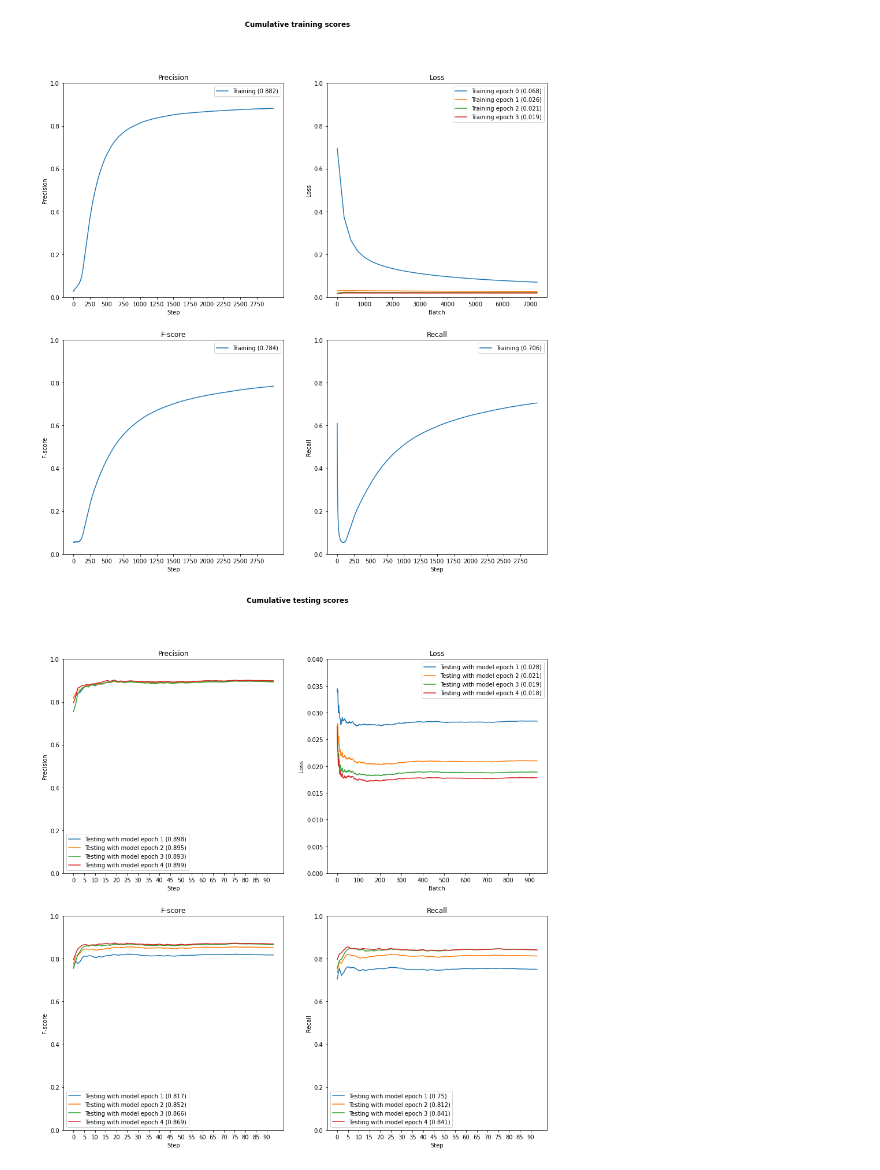
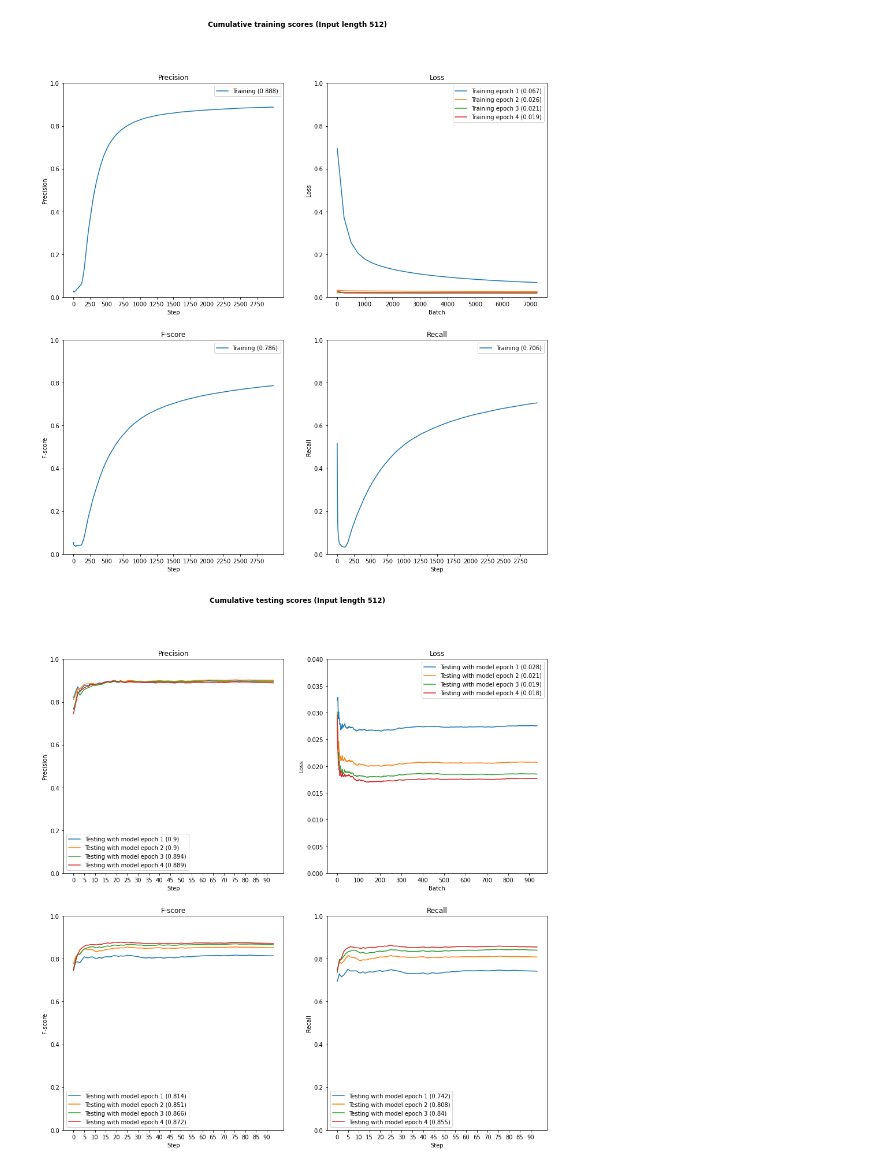
Before and after one commit to apndx/ReutersDocLabeler, a Jupyter notebook: notebooks/display-scores.ipynb, the cells around one changed output. Drawn from its saved outputs; the diff is of its cells as text; code cells hidden in the pictures.

Commit message:
New graphs with input length 512

```diff
--- a/notebooks/display-scores.ipynb
+++ b/notebooks/display-scores.ipynb
@@ -5,11 +5,11 @@ import pandas as pd
 # %%
 # Load the scores files
 scr_files = [
-    'scores/scores_1617483922.csv', # train
-    'scores/scores_1617535515.csv', # test epoch 1 model
-    'scores/scores_1617536434.csv', # test epoch 2 model
-    'scores/scores_1617538112.csv', # test epoch 3 model
-    'scores/scores_1617533286.csv'  # test epoch 4 model
+    'scores/scores_1617582629.csv', # train
+    'scores/scores_1617609836.csv', # test epoch 1 model
+    'scores/scores_1617610536.csv', # test epoch 2 model
+    'scores/scores_1617611841.csv', # test epoch 3 model
+    'scores/scores_1617611901.csv'  # test epoch 4 model
 ]
 scrs = []
 for scr_file in scr_files:
@@ -18,11 +18,11 @@ for scr_file in scr_files:
 # %%
 # Load the losses files
 loss_files = [
-    'scores/batch_losses_1617483923.csv', # train
-    'scores/batch_losses_1617535515.csv', # test epoch 1 model
-    'scores/batch_losses_1617536434.csv', # test epoch 2 model
-    'scores/batch_losses_1617538112.csv', # test epoch 3 model
-    'scores/batch_losses_1617533286.csv'  # test epoch 4 model
+    'scores/batch_losses_1617582630.csv', # train
+    'scores/batch_losses_1617609836.csv', # test epoch 1 model
+    'scores/batch_losses_1617610536.csv', # test epoch 2 model
+    'scores/batch_losses_1617611841.csv', # test epoch 3 model
+    'scores/batch_losses_1617611901.csv'  # test epoch 4 model
 ]
 losses = []
 for loss_file in loss_files:
@@ -64,7 +44,7 @@ b = 0
 plt.rcParams['figure.figsize'] = [15, 15]
 plt.rcParams['savefig.facecolor'] = 'white'
 fig, ((pre_ax, los_ax), (fsc_ax, rec_ax)) = plt.subplots(2, 2)
-fig.suptitle('Cumulative training scores',fontweight = "bold")
+fig.suptitle('Cumulative training scores (Input length 512)',fontweight = "bold")
 pre_ax.title.set_text('Precision')
 pre_ax.set_ylim(0.0, 1.0)
 pre_ax.plot(scrs[0].sum_precision, label = f'Training ({round(scrs[0].sum_precision.iloc[-1], 3)})')
@@ -77,7 +57,7 @@ los_ax.title.set_text('Loss')
 los_ax.set_ylim(0.0, 1.0)
 i = b
 while i < len(losses[0].T):
-    los_ax.plot(losses[0][i][0::250], label = f'Training epoch {i} ({round(losses[0][i].iloc[-1], 3)})')
+    los_ax.plot(losses[0][i][0::250], label = f'Training epoch {i + 1} ({round(losses[0][i].iloc[-1], 3)})')
     i += 1
 los_ax.set_xticks(list(losses[0][0].index)[0::1000])
 los_ax.set_xticklabels(list(losses[0][0].index)[0::1000])
@@ -100,16 +80,16 @@ fsc_ax.set_xticklabels(list(scrs[0].index)[0::250])
 fsc_ax.set_xlabel('Step')
 fsc_ax.set_ylabel('F-score')
 fsc_ax.legend()
-fig.savefig('scores/training-scores')
+fig.savefig('scores/training-scores-512')
 # %% [output]
-[figure, old version]
+[figure, new version]
 # %%
 # Testing SCORES
 s = 1
 plt.rcParams['figure.figsize'] = [15, 15]
 plt.rcParams['savefig.facecolor'] = 'white'
 fig, ((pre_ax, los_ax), (fsc_ax, rec_ax)) = plt.subplots(2, 2)
-fig.suptitle('Cumulative testing scores',fontweight = "bold")
+fig.suptitle('Cumulative testing scores (Input length 512)',fontweight = "bold")
 pre_ax.title.set_text('Precision')
 pre_ax.set_ylim(0.0, 1.0)
 i = s
@@ -128,32 +108,32 @@ while i < len(losses):
     los_ax.plot(losses[i], label = f'Testing with model epoch {i} ({round(float(losses[i].iloc[-1]), 3)})')
     i += 1
 los_ax.set_xticks(list(losses[s].index)[0::100])
 los_ax.set_xticklabels(list(losses[s].index)[0::100])
 los_ax.set_xlabel('Batch')
 los_ax.set_ylabel('Loss')
 los_ax.legend()
 rec_ax.title.set_text('Recall')
 rec_ax.set_ylim(0.0, 1.0)
 i = s
 while i < len(scrs):
     rec_ax.plot(scrs[i].sum_recall, label = f'Testing with model epoch {i} ({round(scrs[i].sum_recall.iloc[-1], 3)})')
     i += 1
 rec_ax.set_xticks(list(scrs[s].index)[0::5])
 rec_ax.set_xticklabels(list(scrs[s].index)[0::5])
 rec_ax.set_xlabel('Step')
 rec_ax.set_ylabel('Recall')
 rec_ax.legend()
 fsc_ax.title.set_text('F-score')
 fsc_ax.set_ylim(0.0, 1.0)
 i = s
 while i < len(scrs):
     fsc_ax.plot(scrs[i].sum_f_score, label = f'Testing with model epoch {i} ({round(scrs[i].sum_f_score.iloc[-1], 3)})')
     i += 1
 fsc_ax.set_xticks(list(scrs[s].index)[0::5])
 fsc_ax.set_xticklabels(list(scrs[s].index)[0::5])
 fsc_ax.set_xlabel('Step')
 fsc_ax.set_ylabel('F-score')
 fsc_ax.legend()
-fig.savefig('scores/testing-scores')
+fig.savefig('scores/testing-scores-512')
 # %% [output]
-[figure, old version]
+[figure, new version]
```
Also changed, not shown: parts of 1 cell of this notebook, 7 other files.
